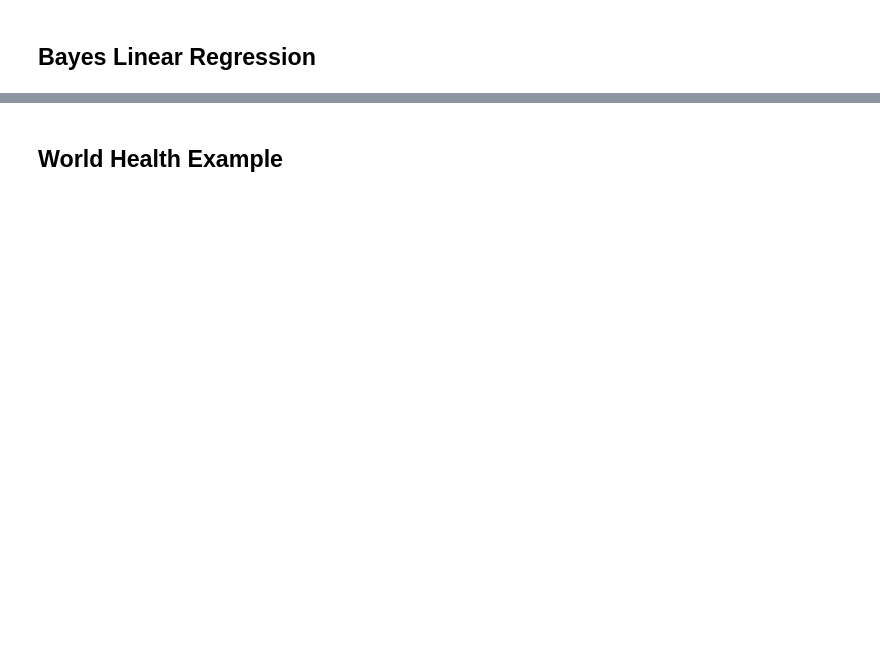
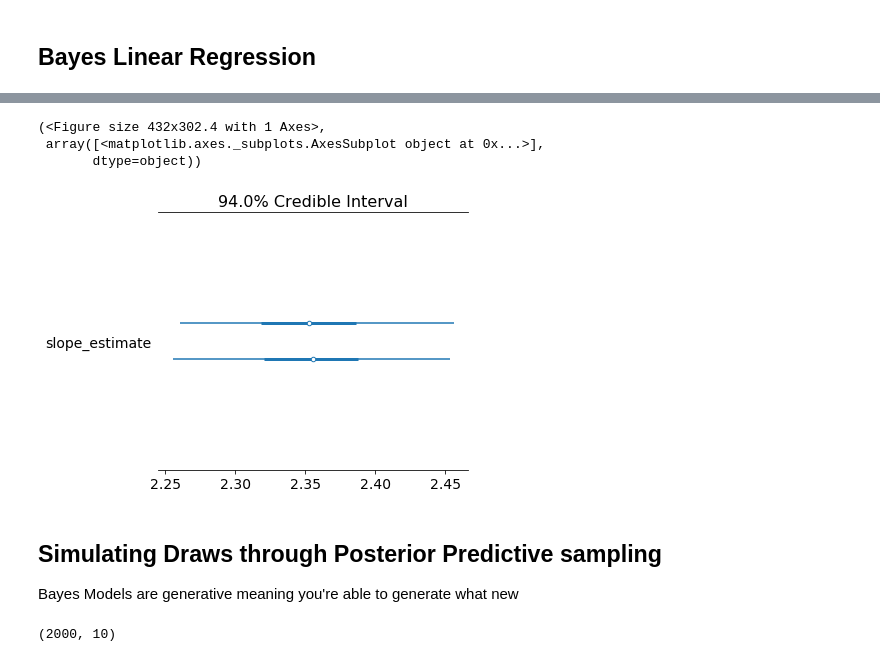
Before and after one commit to canyon289/pyladies-bayes, a Jupyter notebook: 2_BayesPractice.ipynb, the cells around one changed output, grey strips where cells are left out. Cells and saved outputs as stored; diff of their text form; code cells hidden in the pictures; blank space fills up the shorter version.

Commit message:
Add Bayes Practice

```diff
--- a/2_BayesPractice.ipynb
+++ b/2_BayesPractice.ipynb
@@ -130,2 +132,10 @@ NUTS: [noise_estimate, intercept_estimate, slope_estimate]
-# %% [markdown]
-## World Health Example
+# %%
+az.plot_forest(trace_linear_regression, var_names = ["slope_estimate"])
+# %% [output]
+(<Figure size 432x302.4 with 1 Axes>,
+ array([<matplotlib.axes._subplots.AxesSubplot object at 0x...>],
+       dtype=object))
+[figure, added]
+# %% [markdown]
+## Simulating Draws through Posterior Predictive sampling
+Bayes Models are generative meaning you're able to generate what new
@@ -131,0 +144,4 @@ NUTS: [noise_estimate, intercept_estimate, slope_estimate]
+# %%
+ppc["y_estimate"].shape
+# %% [output]
+(2000, 10)
```
Also changed, not shown: parts of 11 cells of this notebook.
